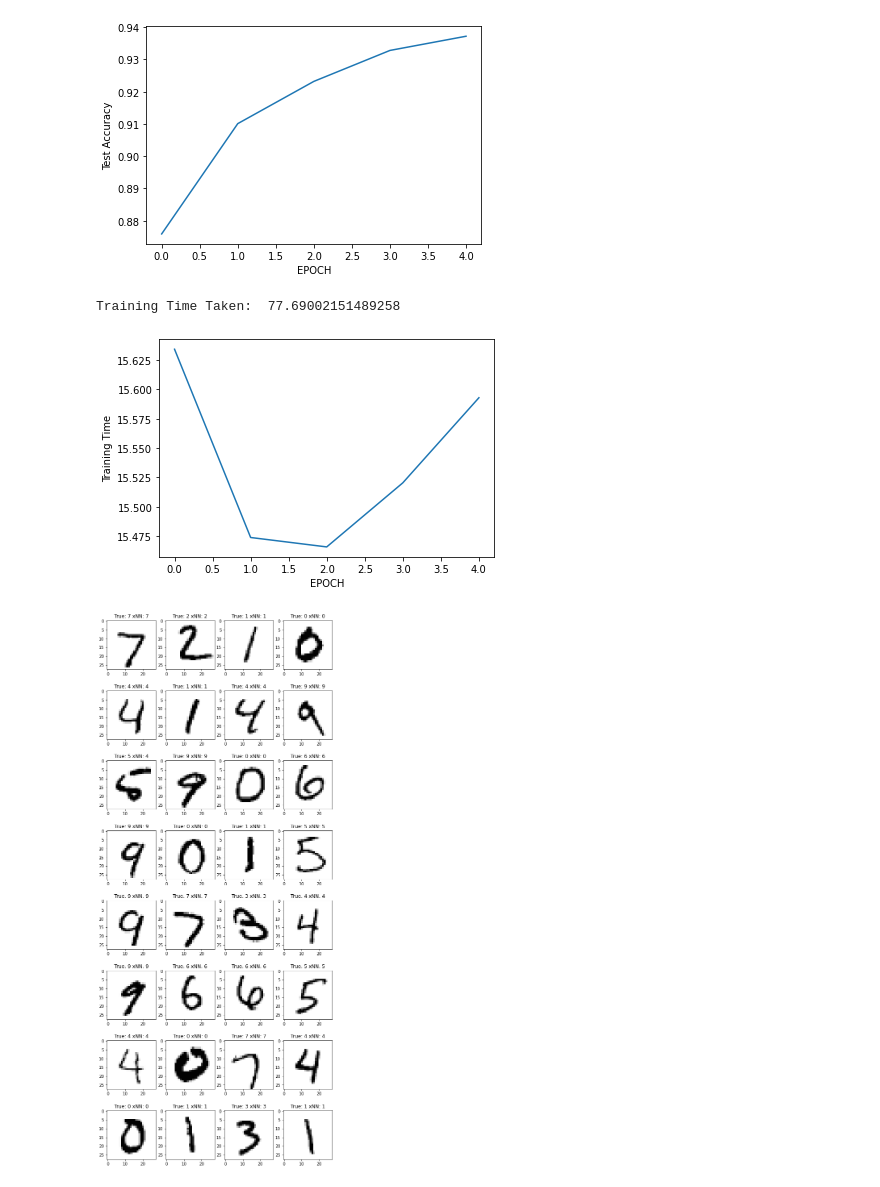
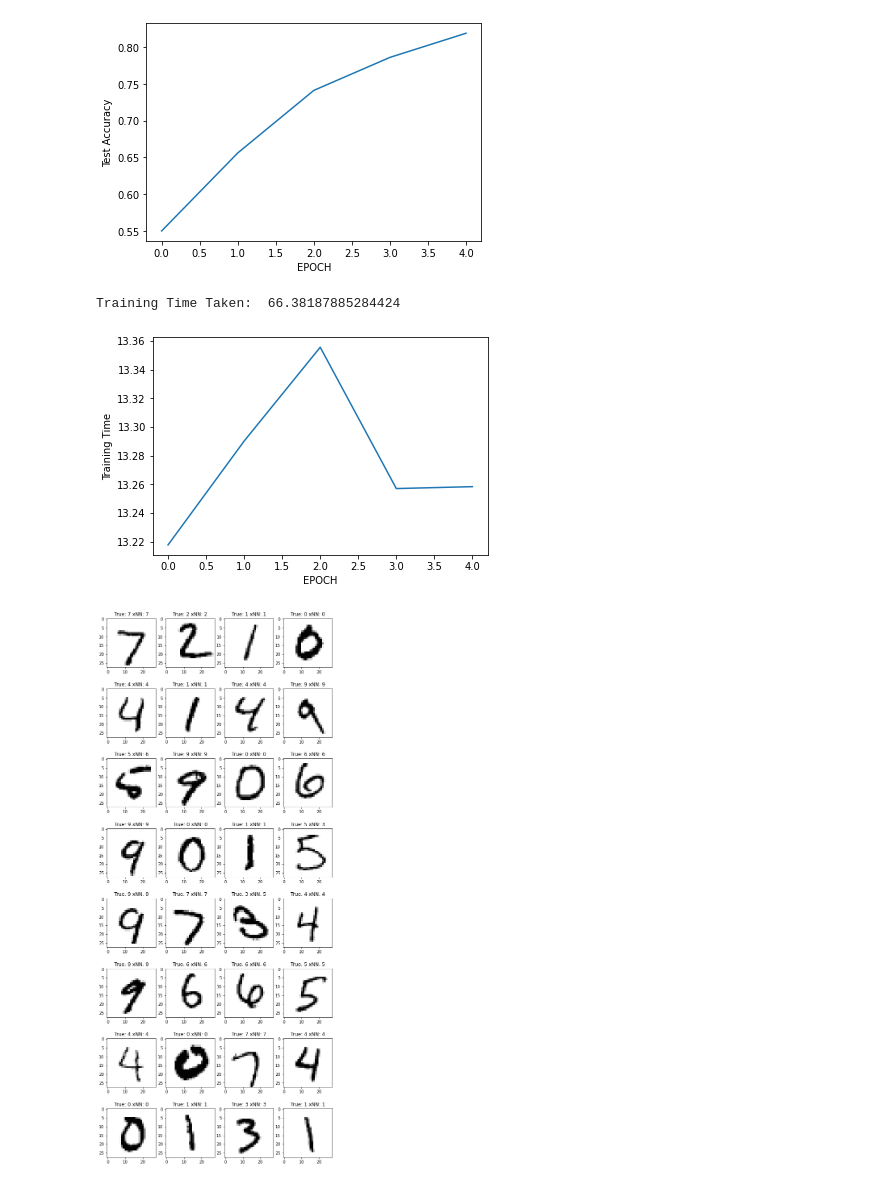
Before and after one commit to likarajo/mnist_digits, a Jupyter notebook: nn.ipynb, the cells around one changed output. Cells and saved outputs as stored; diff of their text form; code cells hidden in the pictures.

Commit message:
Added batch processing

```diff
--- a/nn.ipynb
+++ b/nn.ipynb
@@ -30,6 +30,8 @@
 # Hidden layer 2: 100 nodes
 # Output layer: Reducing to a total of 10 nodes, so that we can evaluate the nodes against the label.
 # This label is received in the form of an array with 10 elements, where one of the elements is 1, while the rest is 0.
+#
+# Added batch processing
 #
 # Plot Training loss per epoch
 # Plot Test accuracy per epoch
@@ -186,6 +188,7 @@ def delta_cross_entropy(X,y):
 LAYERS_CONFIG = [784, 1000, 100, 10]
 LEARNING_RATE = 0.001
 NUM_EPOCHS = 5
+BATCH_SIZE = 20
 
 # Modeling
 
@@ -233,8 +236,17 @@ start_time = time.time()
 for epoch in range(NUM_EPOCHS):
   s = time.time()
 
+  batch = 0
+  t_w1 = 0
+  t_b1 = 0
+  t_w2 = 0
+  t_b2 = 0
+  t_w3 = 0
+  t_b3 = 0
+
   loss=0
   for i,val in enumerate(train_data):
+    batch += 1
 
     # forward pass
 
@@ -276,14 +288,28 @@ for epoch in range(NUM_EPOCHS):
     d_w1 = np.dot(z1_w1.T, da1_dz1 * loss_a1)
     d_b1 = loss_a1 * da1_dz1
 
-    # weights updates
+    # weights updates (in batches)
     lr = LEARNING_RATE
-    w1 -= lr * d_w1
-    b1 -= lr * d_b1.sum(axis=0)
-    w2 -= lr * d_w2
-    b2 -= lr * d_b2.sum(axis=0)
-    w3 -= lr * d_w3
-    b3 -= lr * d_b3.sum(axis=0)
+    if(batch!=0 and batch%BATCH_SIZE==0):
+      w1 -= lr * (t_w1/BATCH_SIZE)
+      b1 -= lr * (t_b1.sum(axis=0)/BATCH_SIZE)
+      w2 -= lr * (t_w2/BATCH_SIZE)
+      b2 -= lr * (t_b2.sum(axis=0)/BATCH_SIZE)
+      w3 -= lr * (t_w3/BATCH_SIZE)
+      b3 -= lr * (t_b3.sum(axis=0)//BATCH_SIZE)
+      t_w1 = 0
+      t_b1 = 0
+      t_w2 = 0
+      t_b2 = 0
+      t_w3 = 0
+      t_b3 = 0
+    else:
+      t_w1 += d_w1
+      t_b1 += d_b1
+      t_w2 += d_w2
+      t_b2 += d_b2
+      t_w3 += d_w3
+      t_b3 += d_b3
 
     loss = np.sum(-one_hot_labels[i] * np.log(output))
 
@@ -404,4 +430,4 @@ Total accuracy is 93.7200%
-[figure, old version]
+[figure, new version]
-Training Time Taken:  77.69002151489258
+Training Time Taken:  66.38187885284424
-[figure, old version]
+[figure, new version]
 [figure]
```
Also changed, not shown: parts of 1 cell of this notebook, 1 other file.
